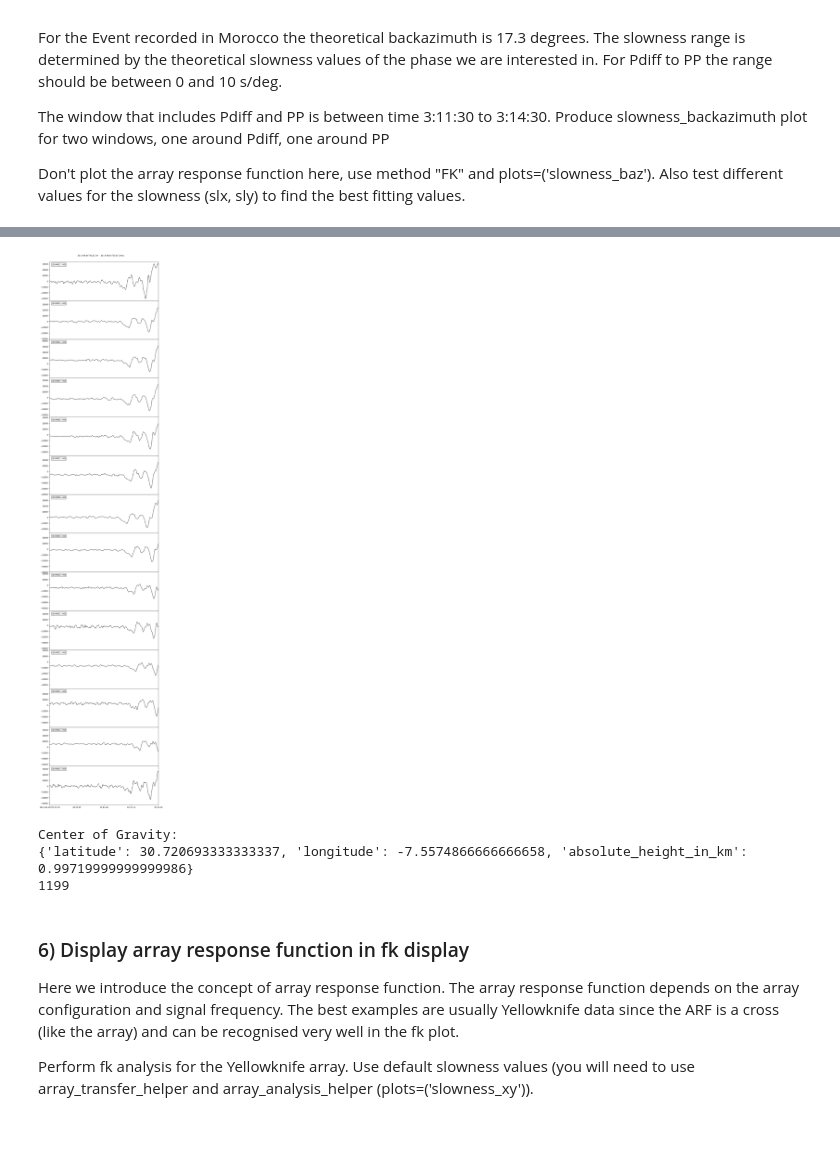
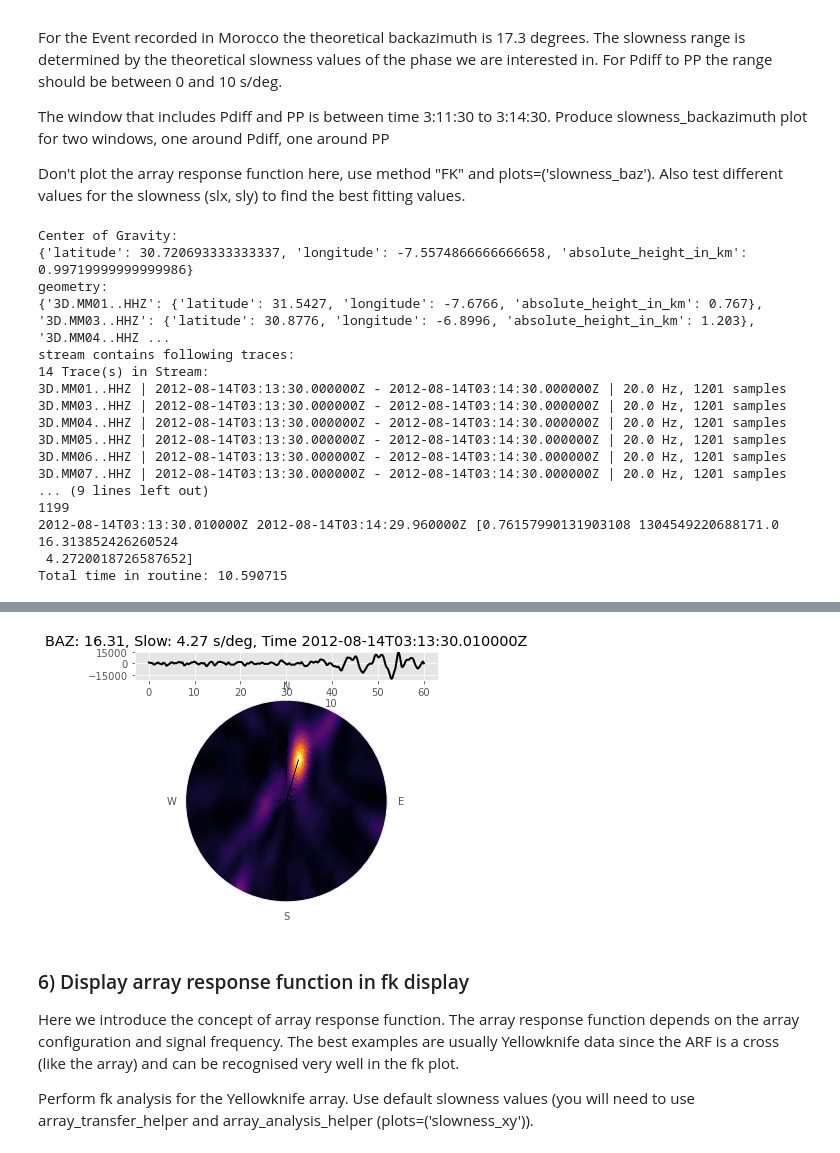
Before and after one commit to jwassermann/obspy_arraytools, a Jupyter notebook: tutorial/MESS2014/MESS2014-ArraySeismology_arraytools_branch-solution.ipynb, the cells around one changed output, grey strips where cells are left out. Saved outputs shown, nothing was run; the diff lists cells and outputs as text; code cells hidden in the pictures.

```diff
--- a/tutorial/MESS2014/MESS2014-ArraySeismology_arraytools_branch-solution.ipynb
+++ b/tutorial/MESS2014/MESS2014-ArraySeismology_arraytools_branch-solution.ipynb
@@ -340,7 +420,7 @@ vertical_components = st.select(component="Z")
 t1 = UTCDateTime(2012, 8, 14, 3, 13, 30)
 t2 = UTCDateTime(2012, 8, 14, 3, 14, 30)
 vertical_components.trim(t1, t2)
-vertical_components.plot()
+#vertical_components.plot()
 
 inv = read_inventory("./02_MM/02.xml", format='STATIONXML')
 
@@ -350,5 +430,22 @@ print (d.center_of_gravity)
 d.inventory_cull(vertical_components)
 
 out = d.fk_analysis(vertical_components, 0.1, 4., prefilter=True,correct_3dplane=True,
-                     slx=(-10, 10),sly=(-10, 10), sls=0.1, plots=('slowness_baz'))
+verbose=True,slx=(-10, 10),sly=(-10, 10), sls=0.1, plots=('slowness_baz'))
 # %% [output]
+Center of Gravity:
+{'latitude': 30.720693333333337, 'longitude': -7.5574866666666658, 'absolute_height_in_km': 0.99719999999999986}
+geometry:
+{'3D.MM01..HHZ': {'latitude': 31.5427, 'longitude': -7.6766, 'absolute_height_in_km': 0.767}, '3D.MM03..HHZ': {'latitude': 30.8776, 'longitude': -6.8996, 'absolute_height_in_km': 1.203}, '3D.MM04..HHZ ...
+stream contains following traces:
+14 Trace(s) in Stream:
+3D.MM01..HHZ | 2012-08-14T03:13:30.000000Z - 2012-08-14T03:14:30.000000Z | 20.0 Hz, 1201 samples
+3D.MM03..HHZ | 2012-08-14T03:13:30.000000Z - 2012-08-14T03:14:30.000000Z | 20.0 Hz, 1201 samples
+3D.MM04..HHZ | 2012-08-14T03:13:30.000000Z - 2012-08-14T03:14:30.000000Z | 20.0 Hz, 1201 samples
+3D.MM05..HHZ | 2012-08-14T03:13:30.000000Z - 2012-08-14T03:14:30.000000Z | 20.0 Hz, 1201 samples
+3D.MM06..HHZ | 2012-08-14T03:13:30.000000Z - 2012-08-14T03:14:30.000000Z | 20.0 Hz, 1201 samples
+3D.MM07..HHZ | 2012-08-14T03:13:30.000000Z - 2012-08-14T03:14:30.000000Z | 20.0 Hz, 1201 samples
+... (9 lines left out)
+1199
+2012-08-14T03:13:30.010000Z 2012-08-14T03:14:29.960000Z [0.76157990131903108 1304549220688171.0 16.313852426260524
+ 4.2720018726587652]
+Total time in routine: 10.590715
@@ -355,7 +453,4 @@ out = d.fk_analysis(vertical_components, 0.1, 4., prefilter=True,correct_3dplane
-[figure, old version]
+[figure, new version]
-Center of Gravity:
-{'latitude': 30.720693333333337, 'longitude': -7.5574866666666658, 'absolute_height_in_km': 0.99719999999999986}
-1199
 # %% [markdown]
 ### 6) Display array response function in fk display
 
```
Also changed, not shown: parts of 6 cells of this notebook, 2 other files.
